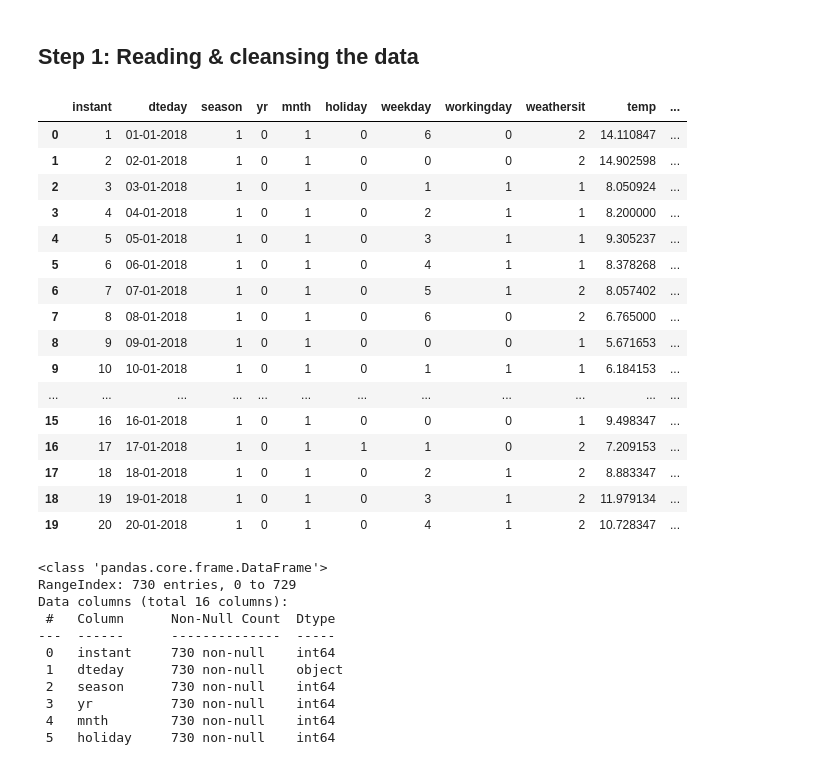
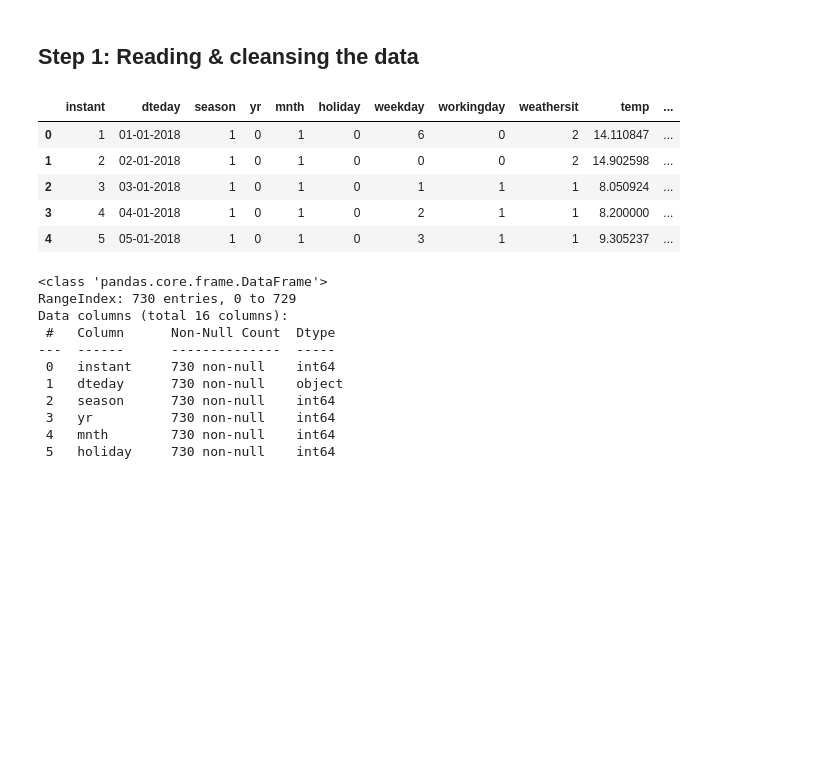
Before and after one commit to NavsGo/BikeLending_casestudy, a Jupyter notebook: Bike lending Case study-Navita Goel.ipynb, the cells around one changed output. Drawn from its saved outputs; the diff is of its cells as text; code cells hidden in the pictures; blank space fills up the shorter version.

```diff
--- a/Bike lending Case study-Navita Goel.ipynb
+++ b/Bike lending Case study-Navita Goel.ipynb
@@ -25,25 +25,14 @@ warnings.filterwarnings('ignore')
 # %%
 rentals = pd.read_csv("day.csv")
 # %%
-rentals.head(20)
+rentals.head(5)
 # %% [output]
 |  | instant | dteday | season | yr | mnth | holiday | weekday | workingday | weathersit | temp | ... |
 | 0 | 1 | 01-01-2018 | 1 | 0 | 1 | 0 | 6 | 0 | 2 | 14.110847 | ... |
 | 1 | 2 | 02-01-2018 | 1 | 0 | 1 | 0 | 0 | 0 | 2 | 14.902598 | ... |
 | 2 | 3 | 03-01-2018 | 1 | 0 | 1 | 0 | 1 | 1 | 1 | 8.050924 | ... |
 | 3 | 4 | 04-01-2018 | 1 | 0 | 1 | 0 | 2 | 1 | 1 | 8.200000 | ... |
 | 4 | 5 | 05-01-2018 | 1 | 0 | 1 | 0 | 3 | 1 | 1 | 9.305237 | ... |
-| 5 | 6 | 06-01-2018 | 1 | 0 | 1 | 0 | 4 | 1 | 1 | 8.378268 | ... |
-| 6 | 7 | 07-01-2018 | 1 | 0 | 1 | 0 | 5 | 1 | 2 | 8.057402 | ... |
-| 7 | 8 | 08-01-2018 | 1 | 0 | 1 | 0 | 6 | 0 | 2 | 6.765000 | ... |
-| 8 | 9 | 09-01-2018 | 1 | 0 | 1 | 0 | 0 | 0 | 1 | 5.671653 | ... |
-| 9 | 10 | 10-01-2018 | 1 | 0 | 1 | 0 | 1 | 1 | 1 | 6.184153 | ... |
-| ... | ... | ... | ... | ... | ... | ... | ... | ... | ... | ... | ... |
-| 15 | 16 | 16-01-2018 | 1 | 0 | 1 | 0 | 0 | 0 | 1 | 9.498347 | ... |
-| 16 | 17 | 17-01-2018 | 1 | 0 | 1 | 1 | 1 | 0 | 2 | 7.209153 | ... |
-| 17 | 18 | 18-01-2018 | 1 | 0 | 1 | 0 | 2 | 1 | 2 | 8.883347 | ... |
-| 18 | 19 | 19-01-2018 | 1 | 0 | 1 | 0 | 3 | 1 | 2 | 11.979134 | ... |
-| 19 | 20 | 20-01-2018 | 1 | 0 | 1 | 0 | 4 | 1 | 2 | 10.728347 | ... |
 # %%
 rentals.info()
 
```
Also changed, not shown: parts of 33 cells of this notebook.
